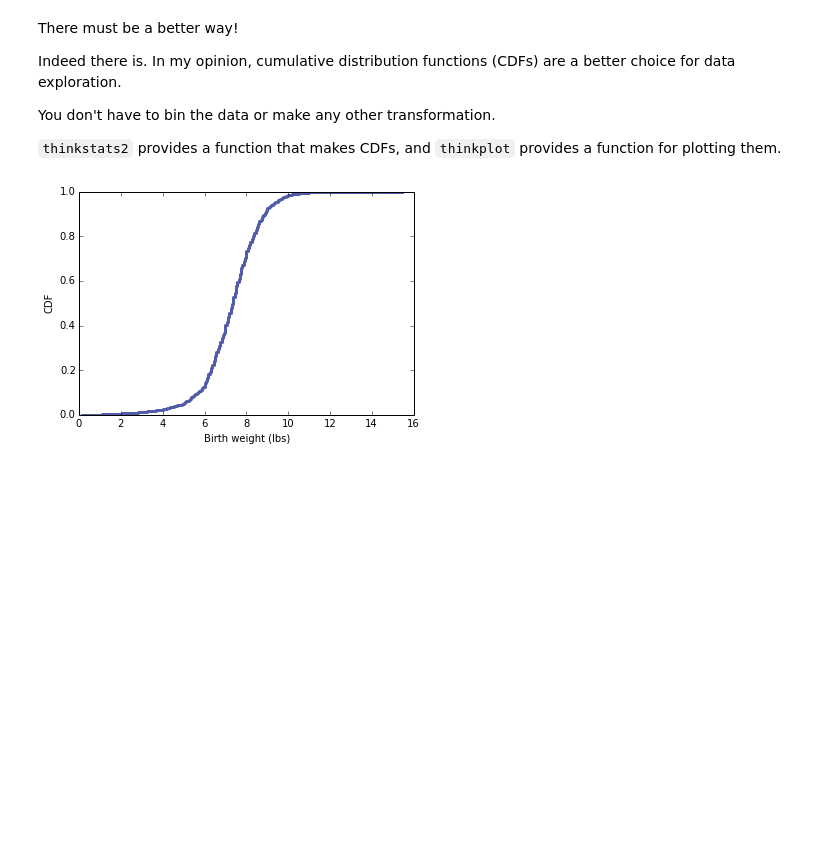
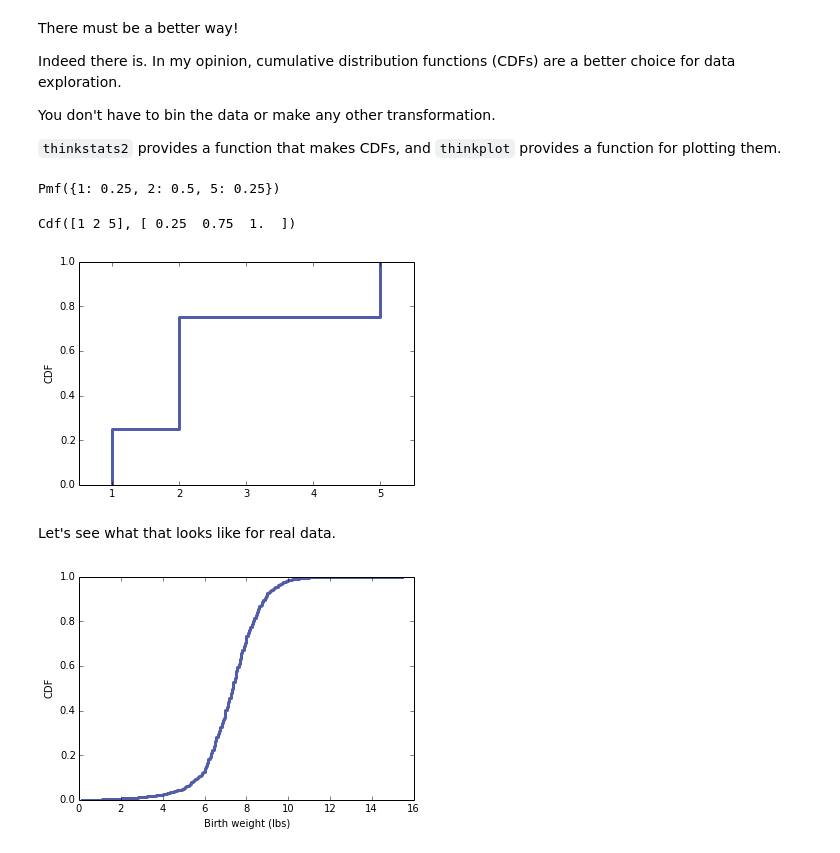
Before and after one commit to AllenDowney/DataExploration, a Jupyter notebook: distribution.ipynb, the cells around one changed output. Saved outputs shown, nothing was run; the diff lists cells and outputs as text; code cells hidden in the pictures; blank space fills up the shorter version.

```diff
--- a/distribution.ipynb
+++ b/distribution.ipynb
@@ -166,6 +176,26 @@ Indeed there is.  In my opinion, cumulative distribution functions (CDFs) are a
 You don't have to bin the data or make any other transformation.
 
 `thinkstats2` provides a function that makes CDFs, and `thinkplot` provides a function for plotting them.
+# %%
+data = [1, 2, 2, 5]
+pmf = thinkstats2.Pmf(data)
+pmf
+# %% [output]
+Pmf({1: 0.25, 2: 0.5, 5: 0.25})
+# %%
+cdf = thinkstats2.Cdf(data)
+cdf
+# %% [output]
+Cdf([1 2 5], [ 0.25  0.75  1.  ])
+# %%
+thinkplot.PrePlot(1)
+thinkplot.Cdf(cdf)
+thinkplot.Config(ylabel='CDF',
+                 xlim=[0.5, 5.5])
+# %% [output]
+[figure, added]
+# %% [markdown]
+Let's see what that looks like for real data.
 # %%
 cdf_weight = thinkstats2.Cdf(live.totalwgt_lb)
 thinkplot.PrePlot(1)
```
Also changed, not shown: parts of 10 cells of this notebook, 1 other file.
